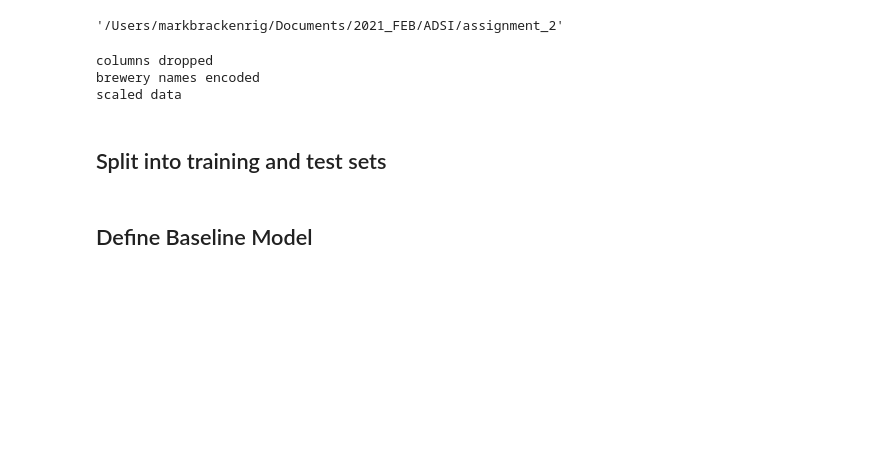
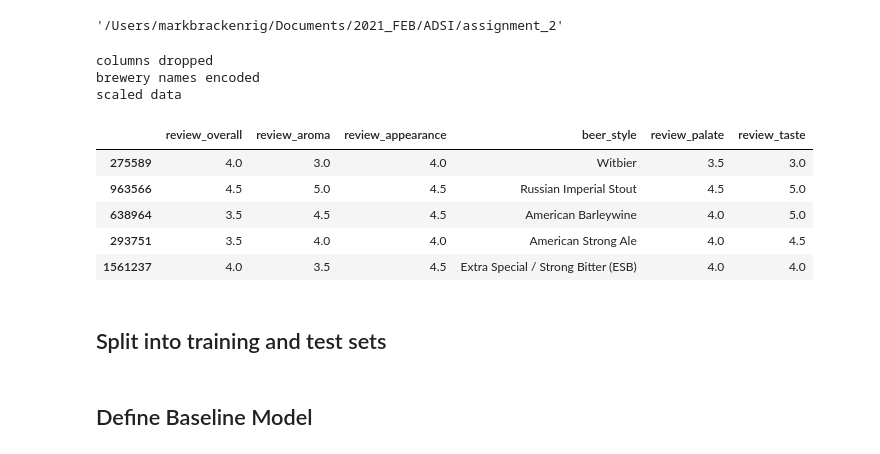
Before and after one commit to mark-brackenrig/assignment_2, a Jupyter notebook: notebooks/Initial Model.ipynb, the cells around one changed output. Cells and saved outputs as stored; diff of their text form; code cells hidden in the pictures; blank space fills up the shorter version.

```diff
--- a/notebooks/Initial Model.ipynb
+++ b/notebooks/Initial Model.ipynb
@@ -26,6 +26,15 @@ X,y,y_encoder,ohe,scaler = make_dataset.process_data(subsample)
 columns dropped
 brewery names encoded
 scaled data
+# %%
+subsample.head(5)
+# %% [output]
+|  | review_overall | review_aroma | review_appearance | beer_style | review_palate | review_taste |
+| 275589 | 4.0 | 3.0 | 4.0 | Witbier | 3.5 | 3.0 |
+| 963566 | 4.5 | 5.0 | 4.5 | Russian Imperial Stout | 4.5 | 5.0 |
+| 638964 | 3.5 | 4.5 | 4.5 | American Barleywine | 4.0 | 5.0 |
+| 293751 | 3.5 | 4.0 | 4.0 | American Strong Ale | 4.0 | 4.5 |
+| 1561237 | 4.0 | 3.5 | 4.5 | Extra Special / Strong Bitter (ESB) | 4.0 | 4.0 |
 # %%
 import pickle as pkl
 
```
Also changed, not shown: parts of 10 cells of this notebook, 8 other files.
